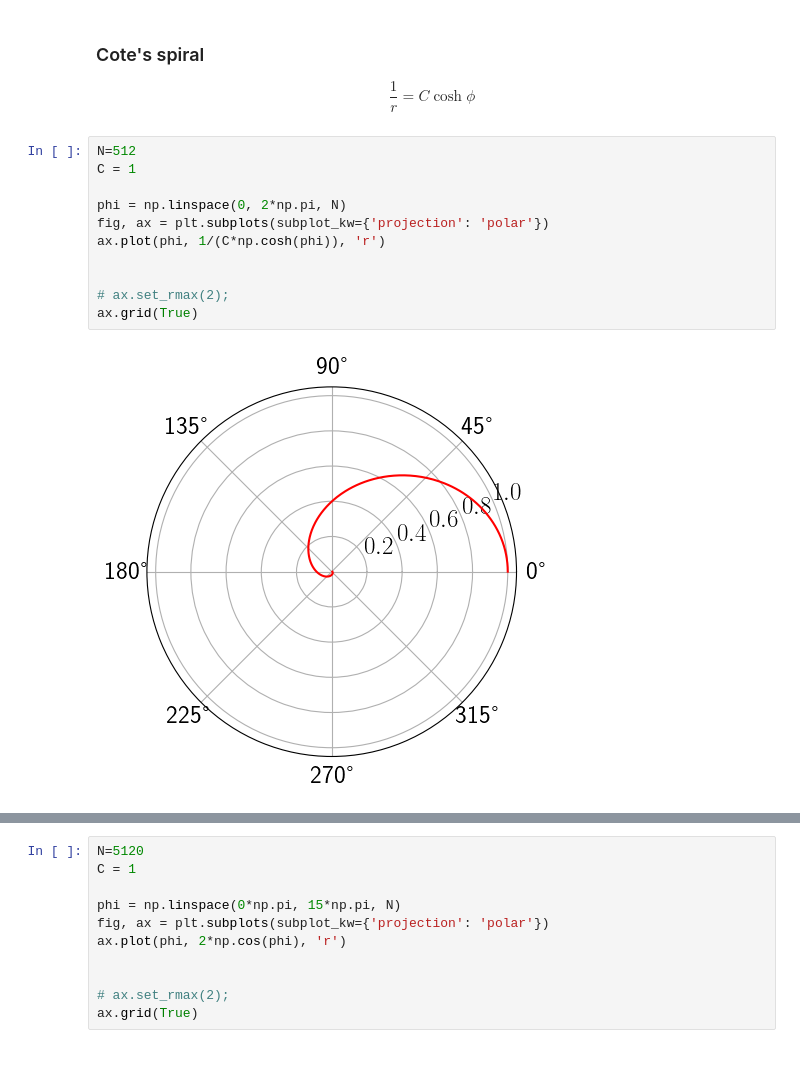
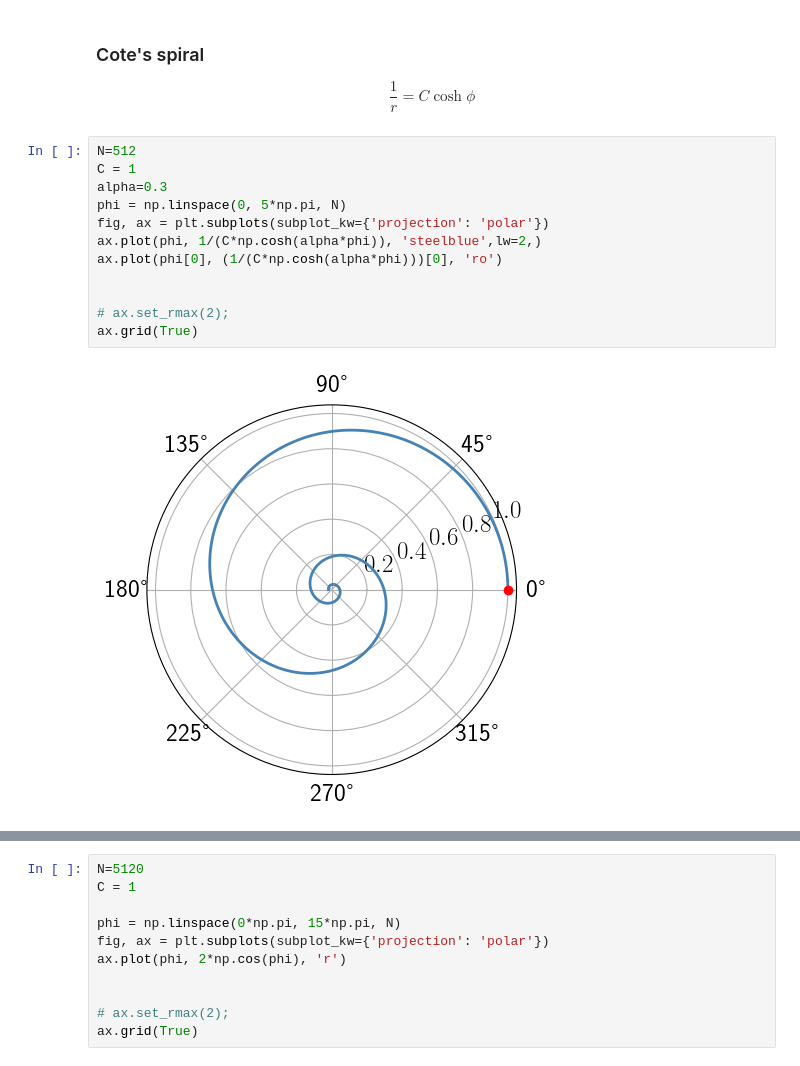
Before and after one commit to rajeshrinet/teaching, a Jupyter notebook: ex5-orbits-centralForce.ipynb, the cells around one changed output, grey strips where cells are left out. Cells and saved outputs as stored; diff of their text form.

```diff
--- a/ex5-orbits-centralForce.ipynb
+++ b/ex5-orbits-centralForce.ipynb
@@ -112,16 +113,17 @@ $$\frac1r= C\cosh \phi $$
 # %%
 N=512
 C = 1
-
-phi = np.linspace(0, 2*np.pi, N)
+alpha=0.3
+phi = np.linspace(0, 5*np.pi, N)
 fig, ax = plt.subplots(subplot_kw={'projection': 'polar'})
-ax.plot(phi, 1/(C*np.cosh(phi)), 'r')
+ax.plot(phi, 1/(C*np.cosh(alpha*phi)), 'steelblue',lw=2,)
+ax.plot(phi[0], (1/(C*np.cosh(alpha*phi)))[0], 'ro')
 
 
 # ax.set_rmax(2);
 ax.grid(True)
 # %% [output]
-[figure, old version]
+[figure, new version]
 # %%
 plt.plot(phi,)
 # %% [output]
```
Also changed, not shown: parts of 5 cells of this notebook, 1 other file.
